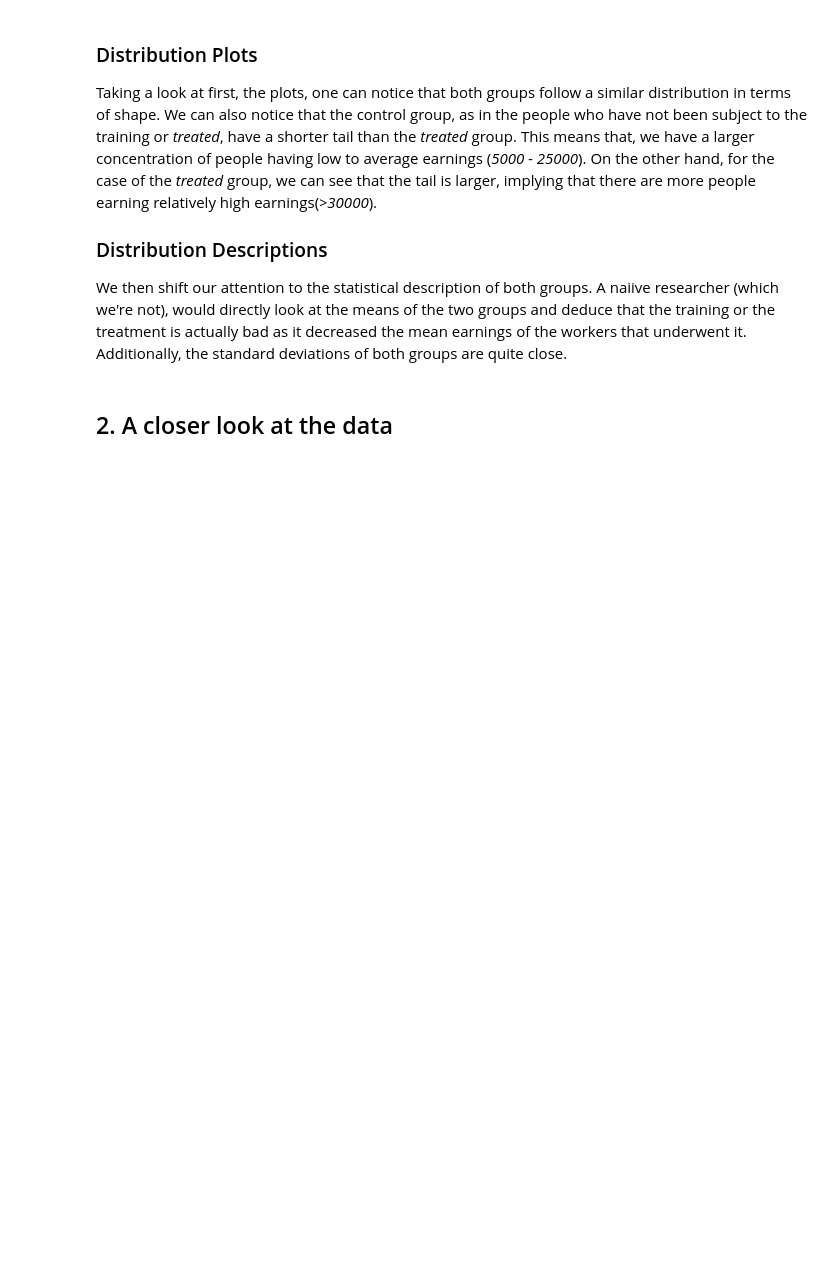
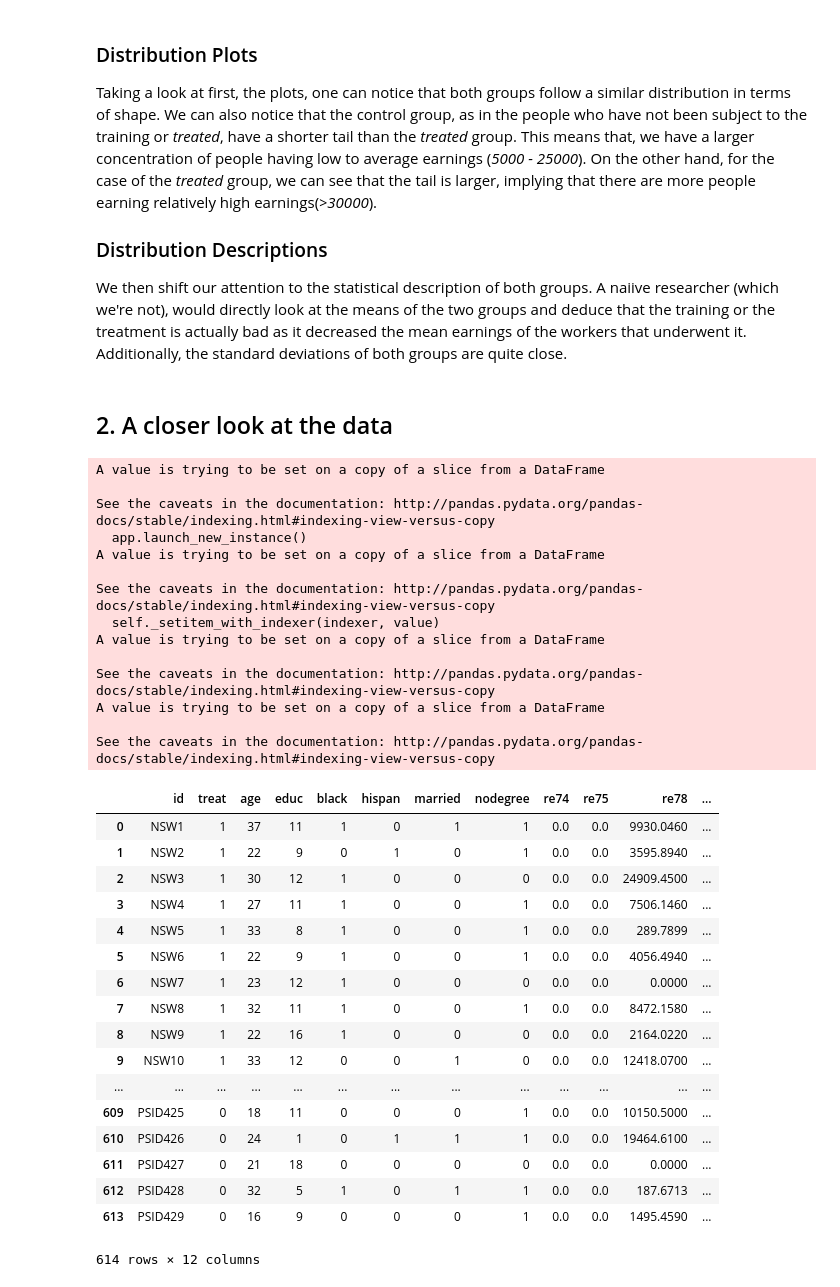
Before and after one commit to Amaumaury/ada-2017, a Jupyter notebook: 04 - Applied ML/Homework 4 George.ipynb, the cells around one changed output. Cells and saved outputs as stored; diff of their text form; code cells hidden in the pictures; blank space fills up the shorter version.

```diff
--- a/04 - Applied ML/Homework 4 George.ipynb
+++ b/04 - Applied ML/Homework 4 George.ipynb
@@ -187,0 +185,43 @@ la['Race'] = np.zeros(len(la))
+# %%
+for i in range(len(la)):
+    if  la['black'][i]==1:
+        la['Race'][i]='Black'
+    else:
+        if la['hispan'][i]==1:
+            la['Race'][i]='Hispanic'
+        else:
+            la['Race'][i] = 'White'
+la
+# %% [output]
+A value is trying to be set on a copy of a slice from a DataFrame
+
+See the caveats in the documentation: http://pandas.pydata.org/pandas-docs/stable/indexing.html#indexing-view-versus-copy
+  app.launch_new_instance()
+A value is trying to be set on a copy of a slice from a DataFrame
+
+See the caveats in the documentation: http://pandas.pydata.org/pandas-docs/stable/indexing.html#indexing-view-versus-copy
+  self._setitem_with_indexer(indexer, value)
+A value is trying to be set on a copy of a slice from a DataFrame
+
+See the caveats in the documentation: http://pandas.pydata.org/pandas-docs/stable/indexing.html#indexing-view-versus-copy
+A value is trying to be set on a copy of a slice from a DataFrame
+
+See the caveats in the documentation: http://pandas.pydata.org/pandas-docs/stable/indexing.html#indexing-view-versus-copy
+|  | id | treat | age | educ | black | hispan | married | nodegree | re74 | re75 | re78 | ... |
+| 0 | NSW1 | 1 | 37 | 11 | 1 | 0 | 1 | 1 | 0.0 | 0.0 | 9930.0460 | ... |
+| 1 | NSW2 | 1 | 22 | 9 | 0 | 1 | 0 | 1 | 0.0 | 0.0 | 3595.8940 | ... |
+| 2 | NSW3 | 1 | 30 | 12 | 1 | 0 | 0 | 0 | 0.0 | 0.0 | 24909.4500 | ... |
+| 3 | NSW4 | 1 | 27 | 11 | 1 | 0 | 0 | 1 | 0.0 | 0.0 | 7506.1460 | ... |
+| 4 | NSW5 | 1 | 33 | 8 | 1 | 0 | 0 | 1 | 0.0 | 0.0 | 289.7899 | ... |
+| 5 | NSW6 | 1 | 22 | 9 | 1 | 0 | 0 | 1 | 0.0 | 0.0 | 4056.4940 | ... |
+| 6 | NSW7 | 1 | 23 | 12 | 1 | 0 | 0 | 0 | 0.0 | 0.0 | 0.0000 | ... |
+| 7 | NSW8 | 1 | 32 | 11 | 1 | 0 | 0 | 1 | 0.0 | 0.0 | 8472.1580 | ... |
+| 8 | NSW9 | 1 | 22 | 16 | 1 | 0 | 0 | 0 | 0.0 | 0.0 | 2164.0220 | ... |
+| 9 | NSW10 | 1 | 33 | 12 | 0 | 0 | 1 | 0 | 0.0 | 0.0 | 12418.0700 | ... |
+| ... | ... | ... | ... | ... | ... | ... | ... | ... | ... | ... | ... | ... |
+| 609 | PSID425 | 0 | 18 | 11 | 0 | 0 | 0 | 1 | 0.0 | 0.0 | 10150.5000 | ... |
+| 610 | PSID426 | 0 | 24 | 1 | 0 | 1 | 1 | 1 | 0.0 | 0.0 | 19464.6100 | ... |
+| 611 | PSID427 | 0 | 21 | 18 | 0 | 0 | 0 | 0 | 0.0 | 0.0 | 0.0000 | ... |
+| 612 | PSID428 | 0 | 32 | 5 | 1 | 0 | 1 | 1 | 0.0 | 0.0 | 187.6713 | ... |
+| 613 | PSID429 | 0 | 16 | 9 | 0 | 0 | 0 | 1 | 0.0 | 0.0 | 1495.4590 | ... |
+614 rows × 12 columns
```
Also changed, not shown: parts of 3 cells of this notebook.
